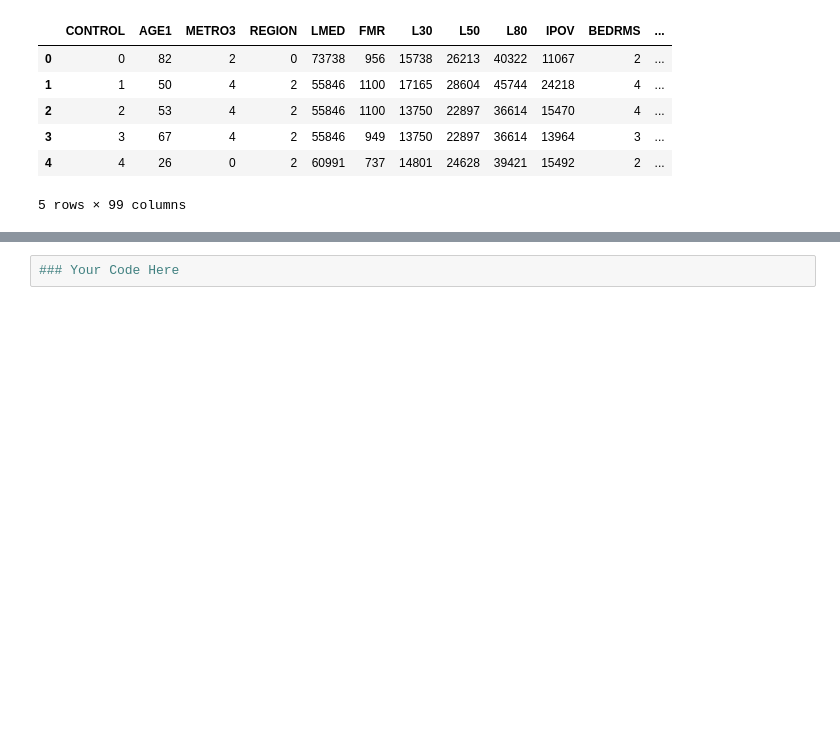
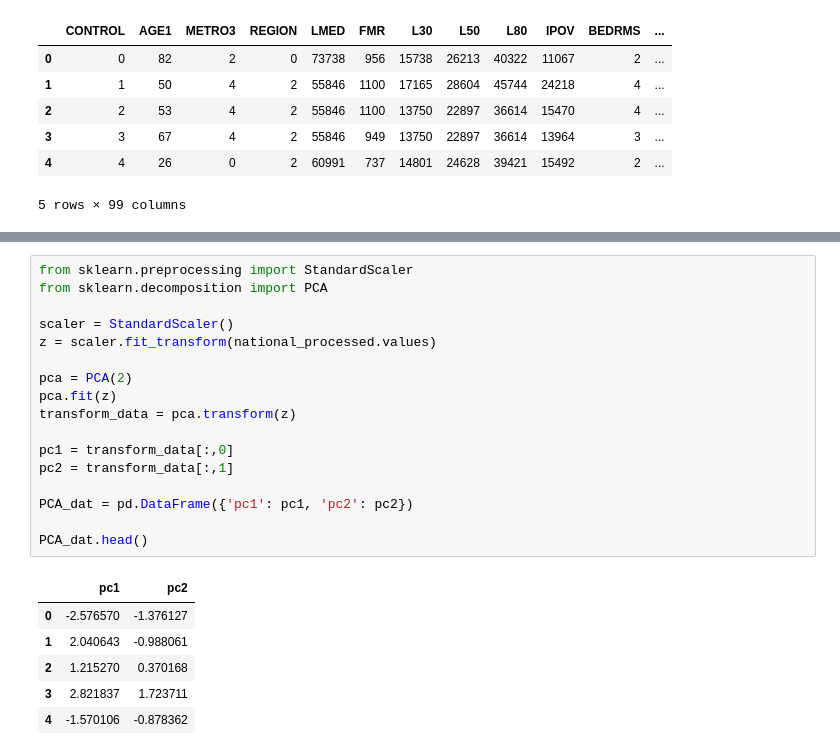
Before and after one commit to ahvblackwelltech/DS-Unit-1-Sprint-3-Linear-Algebra, a Jupyter notebook: module3-dimensionality-reduction/Ahvi_Blackwell_LS_DS_133_High_Dimensional_Data_Assignment.ipynb, the cells around one changed output, grey strips where cells are left out. Drawn from its saved outputs; the diff is of its cells as text; blank space fills up the shorter version.

```diff
--- a/module3-dimensionality-reduction/Ahvi_Blackwell_LS_DS_133_High_Dimensional_Data_Assignment.ipynb
+++ b/module3-dimensionality-reduction/Ahvi_Blackwell_LS_DS_133_High_Dimensional_Data_Assignment.ipynb
@@ -210,6 +258,28 @@ FMTSTATUS                 int8
 Length: 99, dtype: object
-# %%
-### Your Code Here
+# %%
+from sklearn.preprocessing import StandardScaler
+from sklearn.decomposition import PCA
+
+scaler = StandardScaler()
+z = scaler.fit_transform(national_processed.values)
+
+pca = PCA(2)
+pca.fit(z)
+transform_data = pca.transform(z)
+
+pc1 = transform_data[:,0]
+pc2 = transform_data[:,1]
+
+PCA_dat = pd.DataFrame({'pc1': pc1, 'pc2': pc2})
+
+PCA_dat.head()
+# %% [output]
+|  | pc1 | pc2 |
+| 0 | -2.576570 | -1.376127 |
+| 1 | 2.040643 | -0.988061 |
+| 2 | 1.215270 | 0.370168 |
+| 3 | 2.821837 | 1.723711 |
+| 4 | -1.570106 | -0.878362 |
 # %% [markdown]
 # Stretch Goals
 
```
Also changed, not shown: parts of 14 cells of this notebook.
